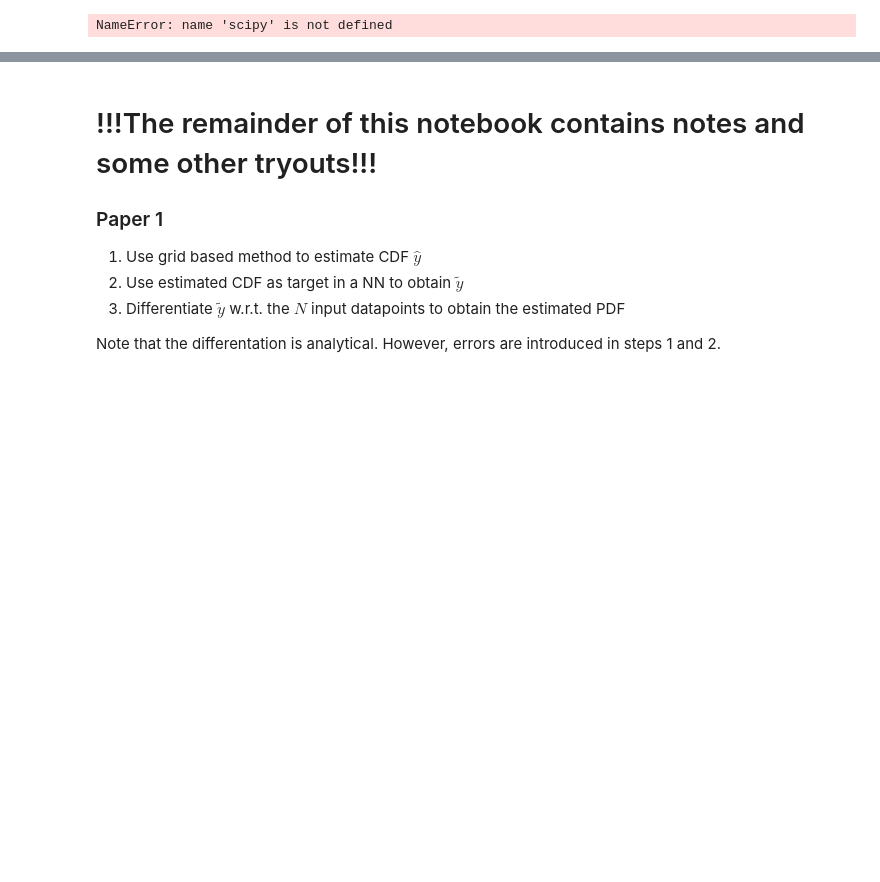
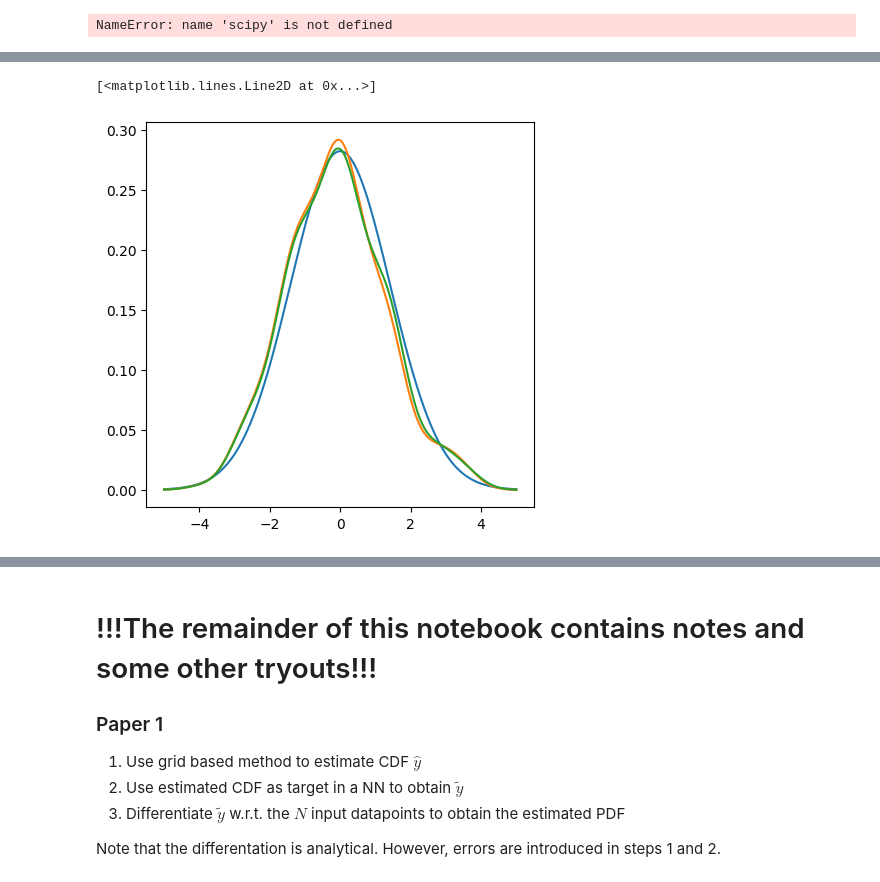
Before and after one commit to TijnBerns/safety-assessment-av, a Jupyter notebook: naive_methods.ipynb, the cells around one changed output, grey strips where cells are left out. Drawn from its saved outputs; the diff is of its cells as text; code cells hidden in the pictures; blank space fills up the shorter version.

```diff
--- a/naive_methods.ipynb
+++ b/naive_methods.ipynb
@@ -153,0 +191,16 @@ NameError: name 'scipy' is not defined
+# %%
+normal_data_X = normal_data[:,0]
+normal_data_filtered_X = normal_data_filtered[:,0]
+edge_data_X = edge_data[:,0]
+
+# Fit each of the models
+baseline_kde = scipy.stats.gaussian_kde(normal_data_X)
+normal_kde = scipy.stats.gaussian_kde(normal_data_filtered_X)
+edge_kde = scipy.stats.gaussian_kde(edge_data_X)
+
+# Evaluate likelihoods
+normal_llh = np.log(baseline_kde.evaluate(normal_data_X))
+edge_llh = np.log(edge_kde.evaluate(edge_data_X))
+
+# Construct matrix
+llh_stacked = np.stack((normal_llh, edge_llh)).T
@@ -153,0 +249,13 @@ NameError: name 'scipy' is not defined
+# %%
+# Plot distributions
+fig, axs = plt.subplots(1,1, figsize=(5,5))
+x_values = np.linspace(-5, 5, 1000)
+f_x = [scipy.stats.norm.pdf(x, mu_X, np.sqrt(sigma_X_sq)) for x in x_values]
+f_x_pred = [np.sum([mix_c[i] * models[i].evaluate(x) for i in range(len(models))]) for x in x_values]
+f_x_pred_2 = [baseline_kde.evaluate(x) for x in x_values]
+axs.plot(x_values, f_x)
+axs.plot(x_values, f_x_pred)
+axs.plot(x_values, f_x_pred_2)
+# %% [output]
+[<matplotlib.lines.Line2D at 0x...>]
+[figure, added]
```
Also changed, not shown: parts of 13 cells of this notebook, 10 other files.
